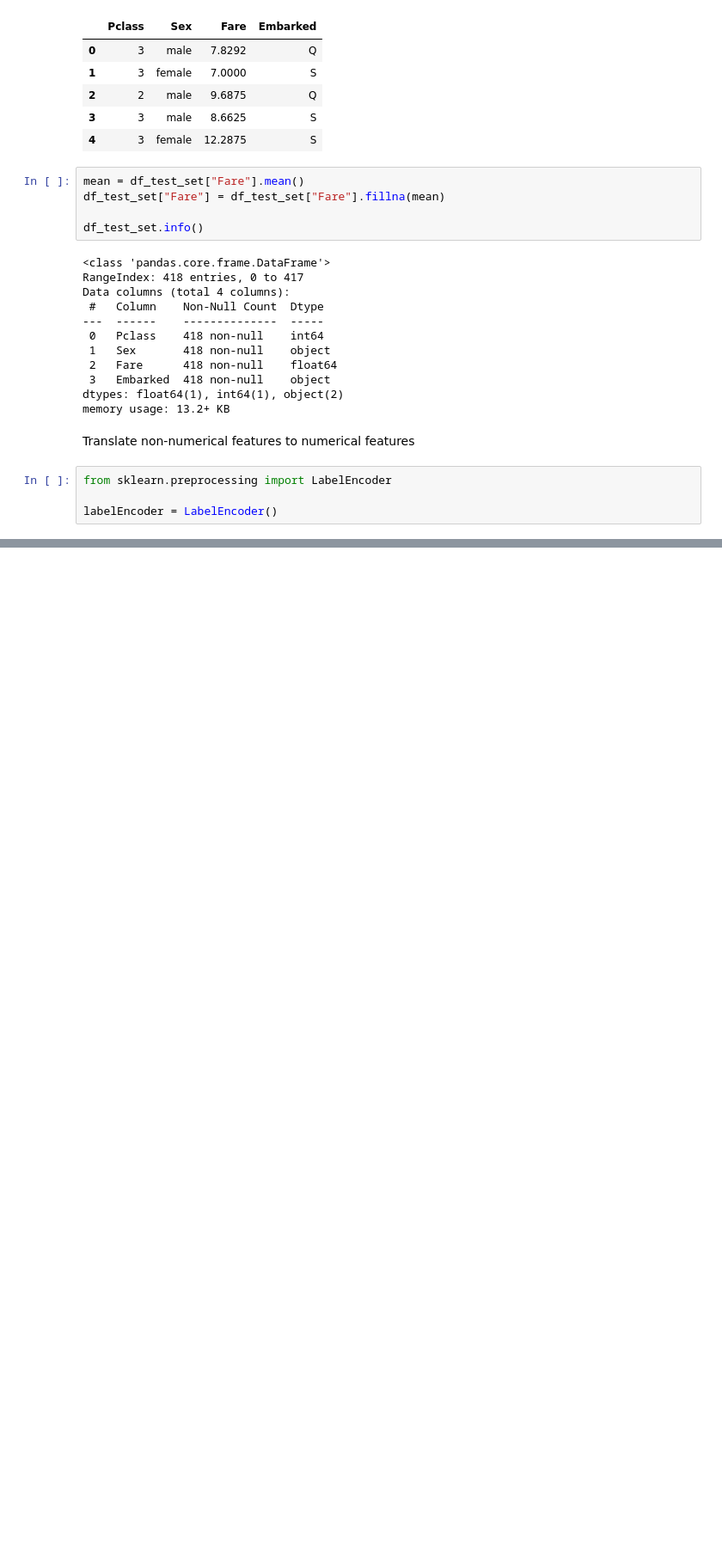
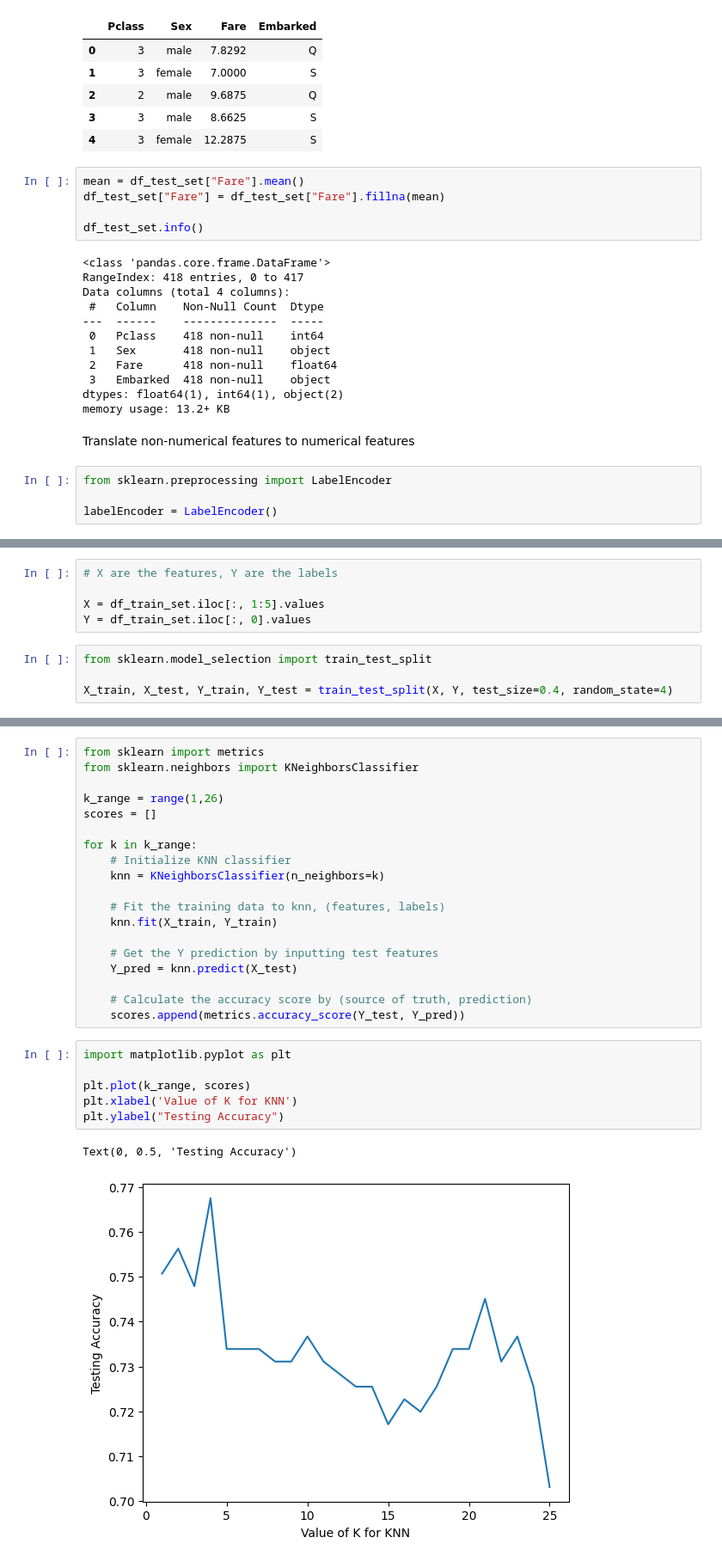
Before and after one commit to zqTheDesigner/study_KNN, a Jupyter notebook: titanic-knn.ipynb, the cells around one changed output, grey strips where cells are left out. Shown at 86% size. Cells and saved outputs as stored; diff of their text form; blank space fills up the shorter version.

```diff
--- a/titanic-knn.ipynb
+++ b/titanic-knn.ipynb
@@ -164,0 +186,9 @@ df_train_set.head()
+# %%
+# X are the features, Y are the labels
+
+X = df_train_set.iloc[:, 1:5].values
+Y = df_train_set.iloc[:, 0].values
+# %%
+from sklearn.model_selection import train_test_split
+
+X_train, X_test, Y_train, Y_test = train_test_split(X, Y, test_size=0.4, random_state=4)
@@ -164,0 +207,28 @@ df_train_set.head()
+# %%
+from sklearn import metrics
+from sklearn.neighbors import KNeighborsClassifier
+
+k_range = range(1,26)
+scores = []
+
+for k in k_range:
+	# Initialize KNN classifier
+	knn = KNeighborsClassifier(n_neighbors=k)
+
+	# Fit the training data to knn, (features, labels)
+	knn.fit(X_train, Y_train)
+
+	# Get the Y prediction by inputting test features
+	Y_pred = knn.predict(X_test)
+
+	# Calculate the accuracy score by (source of truth, prediction)
+	scores.append(metrics.accuracy_score(Y_test, Y_pred))
+# %%
+import matplotlib.pyplot as plt
+
+plt.plot(k_range, scores)
+plt.xlabel('Value of K for KNN')
+plt.ylabel("Testing Accuracy")
+# %% [output]
+Text(0, 0.5, 'Testing Accuracy')
+[figure, added]
```
Also changed, not shown: parts of 17 cells of this notebook, 1 other file.
